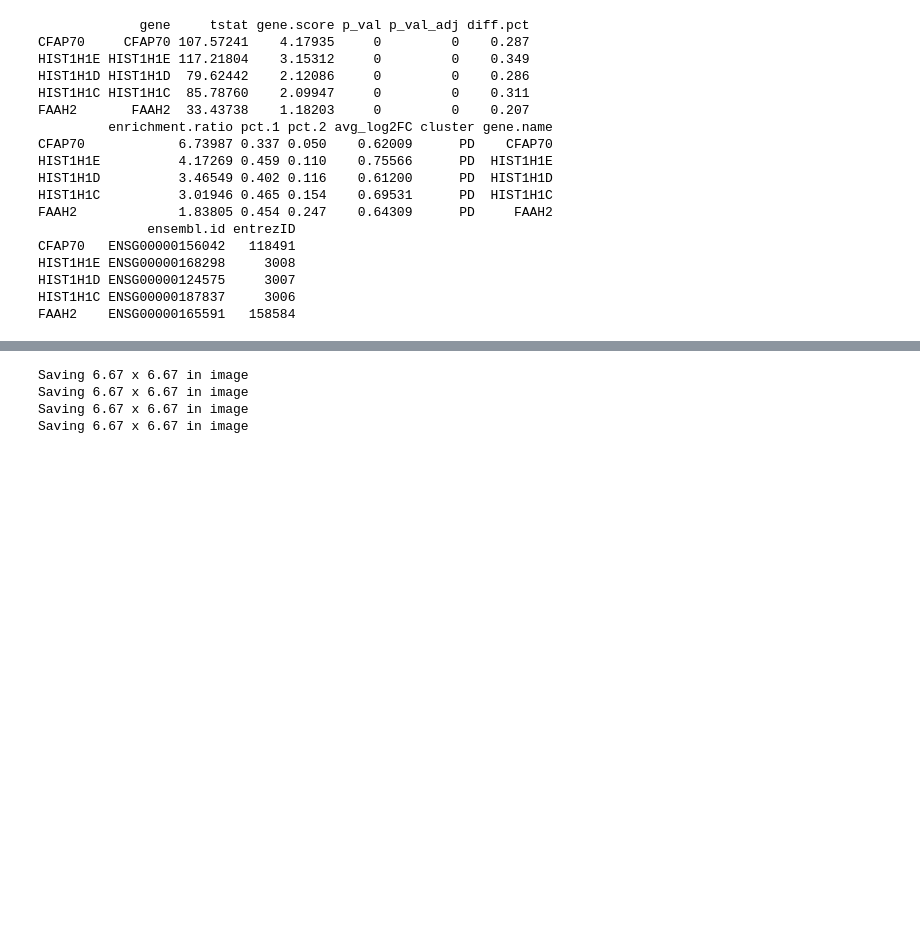
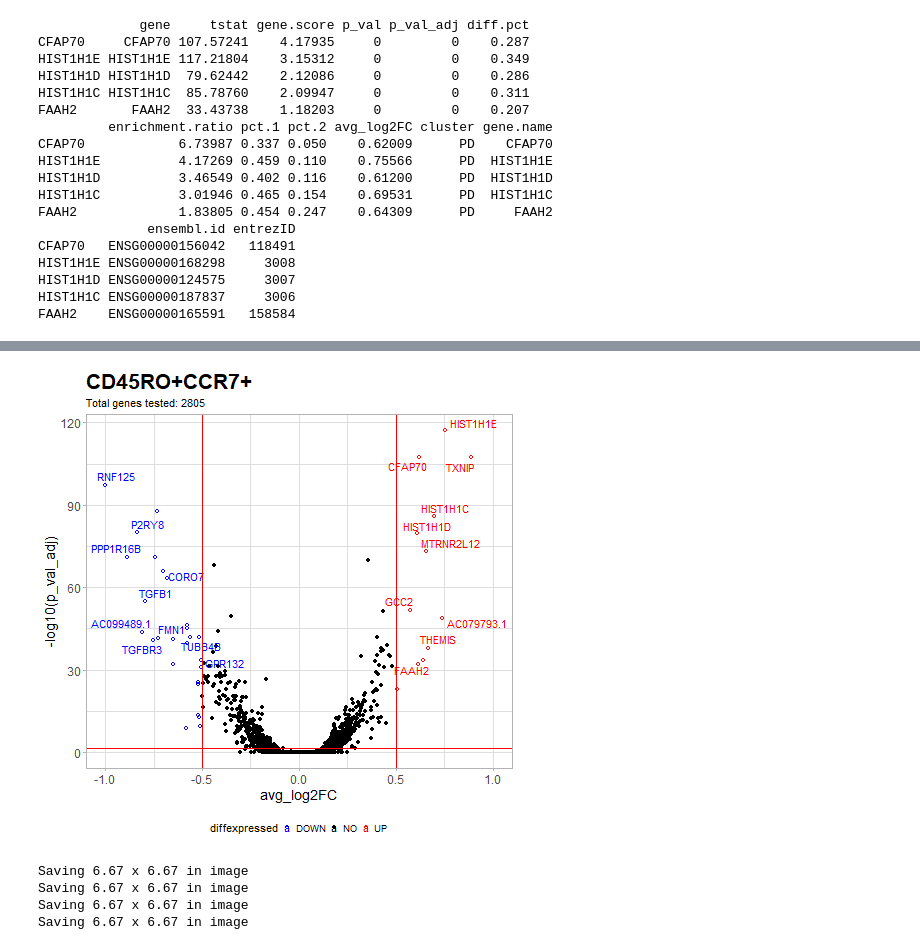
Before and after one commit to KyriakisDimitrios/CoPImmunoPD, a Jupyter notebook: Scripts/6.2.PP_Differential_Expression_pct_03.ipynb, the cells around one changed output, grey strips where cells are left out. Saved outputs shown, nothing was run; the diff lists cells and outputs as text; code cells hidden in the pictures; blank space fills up the shorter version.

Commit message:
New volcano

```diff
--- a/Scripts/6.2.PP_Differential_Expression_pct_03.ipynb
+++ b/Scripts/6.2.PP_Differential_Expression_pct_03.ipynb
@@ -227,3 +227,81 @@ DE_Seurat <- as.data.frame(cbind(DE_Seurat,Average_subset_ordered))
 DE_Seurat <- DE_Seurat[order(DE_Seurat$gene.score,decreasing=T),]
 readr::write_csv(DE_Seurat,
     file=paste0(resultdir,CellType,"DEG_MinPct_",min_pct_threshold,".csv"))
+# %%
+%%R -i resultdir -i title_plot
+source("Functions.R")
+library(ggrepel)
+Vlcano_df <- DE_Seurat_original
+Vlcano_df$gene <- rownames(Vlcano_df)
+Vlcano_df$gene.name <- rownames(Vlcano_df)
+Vlcano_df$cluster = ifelse(Vlcano_df$avg_log2FC >0 , "PD" ,"HC")
+Vlcano_df$enrichment.ratio = ifelse(Vlcano_df$pct.1>Vlcano_df$pct.2, Vlcano_df$pct.1 / (Vlcano_df$pct.2 + .000001), Vlcano_df$pct.2 / (Vlcano_df$pct.1 + .000001))
+Vlcano_df$diff.pct = Vlcano_df$pct.1 - Vlcano_df$pct.2
+Vlcano_df$tstat= -log10(Vlcano_df$p_val_adj + 1e-320) * sign(Vlcano_df$avg_log2FC)
+Vlcano_df$gene.score = Vlcano_df$avg_log2FC * Vlcano_df$enrichment.ratio
+Vlcano_df <- Vlcano_df  %>% arrange(desc(abs(gene.score)))
+print(head(Vlcano_df))
+
+up_labs   <- rownames(Vlcano_df %>% filter(avg_log2FC > 0.5 , p_val_adj<0.05 ))[1:10]
+down_labs <- rownames(Vlcano_df %>% filter(avg_log2FC < -0.5 , p_val_adj < 0.05))[1:10]
+
+
+# add a column of NAs
+Vlcano_df$diffexpressed <- "NO"
+# if log2Foldchange > 0.6 and pvalue < 0.05, set as "UP"
+Vlcano_df$diffexpressed[Vlcano_df$avg_log2FC > 0.5 & Vlcano_df$p_val < 0.05] <- "UP"
+# if log2Foldchange < -0.6 and pvalue < 0.05, set as "DOWN"
+Vlcano_df$diffexpressed[Vlcano_df$avg_log2FC < -0.5 & Vlcano_df$p_val < 0.05] <- "DOWN"
+Vlcano_df$delabel <- NA
+# Vlcano_df$delabel[Vlcano_df$diffexpressed != "NO"] <- Vlcano_df$gene.name[Vlcano_df$diffexpressed != "NO"]
+Vlcano_df$delabel[Vlcano_df$gene.name %in% c(up_labs,down_labs)] <- Vlcano_df$gene.name[Vlcano_df$gene.name %in% c(up_labs,down_labs)]
+
+
+x_lim <- max(abs(Vlcano_df$avg_log2FC))
+
+
+p <- ggplot(data=Vlcano_df, aes(x=avg_log2FC, y=-log10(p_val), col=diffexpressed, label=delabel,shape=diffexpressed)) +
+        geom_point() +
+        theme_cowplot()  + theme_light()+
+        geom_text_repel() +
+        scale_shape_manual(values =c(1,19,1)) +
+        scale_color_manual(values=c("blue", "black", "red")) +
+        geom_vline(xintercept=c(-0.5, 0.5), col="red") +
+        geom_hline(yintercept=-log10(0.05), col="red")+
+        ggtitle(title_plot, subtitle = paste0("Total genes tested: ",dim(Vlcano_df)[1] ))+
+        xlim(-x_lim,x_lim)+
+        theme(legend.position="bottom",
+        legend.spacing.x = unit(0, 'cm'))
+ggsave(plot=p,filename=paste0(resultdir,CellType,"_Volcano_pct",min_pct_threshold,"_pvalue.png"))
+ggsave(plot=p,filename=paste0(resultdir,CellType,"_Volcano_pct",min_pct_threshold,"_pvalue.pdf"))
+
+
+# add a column of NAs
+Vlcano_df$diffexpressed <- "NO"
+# if log2Foldchange > 0.6 and pvalue < 0.05, set as "UP"
+Vlcano_df$diffexpressed[Vlcano_df$avg_log2FC > 0.5 & Vlcano_df$p_val_adj < 0.05] <- "UP"
+# if log2Foldchange < -0.6 and pvalue < 0.05, set as "DOWN"
+Vlcano_df$diffexpressed[Vlcano_df$avg_log2FC < -0.5 & Vlcano_df$p_val_adj < 0.05] <- "DOWN"
+Vlcano_df$delabel <- NA
+# Vlcano_df$delabel[Vlcano_df$diffexpressed != "NO"] <- Vlcano_df$gene.name[Vlcano_df$diffexpressed != "NO"]
+Vlcano_df$delabel[Vlcano_df$gene.name %in% c(up_labs,down_labs)] <- Vlcano_df$gene.name[Vlcano_df$gene.name %in% c(up_labs,down_labs)]
+
+p <- ggplot(data=Vlcano_df, aes(x=avg_log2FC, y=-log10(p_val_adj), col=diffexpressed, label=delabel,shape=diffexpressed)) +
+        geom_point() +
+        theme_cowplot()  + theme_light()+
+        geom_text_repel() +
+        scale_shape_manual(values =c(1,19,1)) +
+        scale_color_manual(values=c("blue", "black", "red")) +
+        geom_vline(xintercept=c(-0.5, 0.5), col="red") +
+        geom_hline(yintercept=-log10(0.05), col="red")+
+        ggtitle(title_plot, subtitle = paste0("Total genes tested: ",dim(Vlcano_df)[1] ))+
+        xlim(-x_lim,x_lim)+
+        theme(legend.position="bottom",
+                legend.spacing.x = unit(0, 'cm'),
+                plot.title = element_text(size = 21,face = "bold"),
+                axis.text=element_text(size=12),
+                axis.title=element_text(size=14))
+ggsave(plot=p,filename=paste0(resultdir,CellType,"_Volcano_pct",min_pct_threshold,"_adjustedp.png"))
+ggsave(plot=p,filename=paste0(resultdir,CellType,"_Volcano_pct",min_pct_threshold,"_adjustedp.pdf"))
+p
+# %% [output]
@@ -230,3 +326,4 @@ readr::write_csv(DE_Seurat,
+[figure, added]
 # %%
 %%R -i resultdir -i title_plot
 library(EnhancedVolcano)
```
Also changed, not shown: parts of 1 cell of this notebook, 4 other files.
